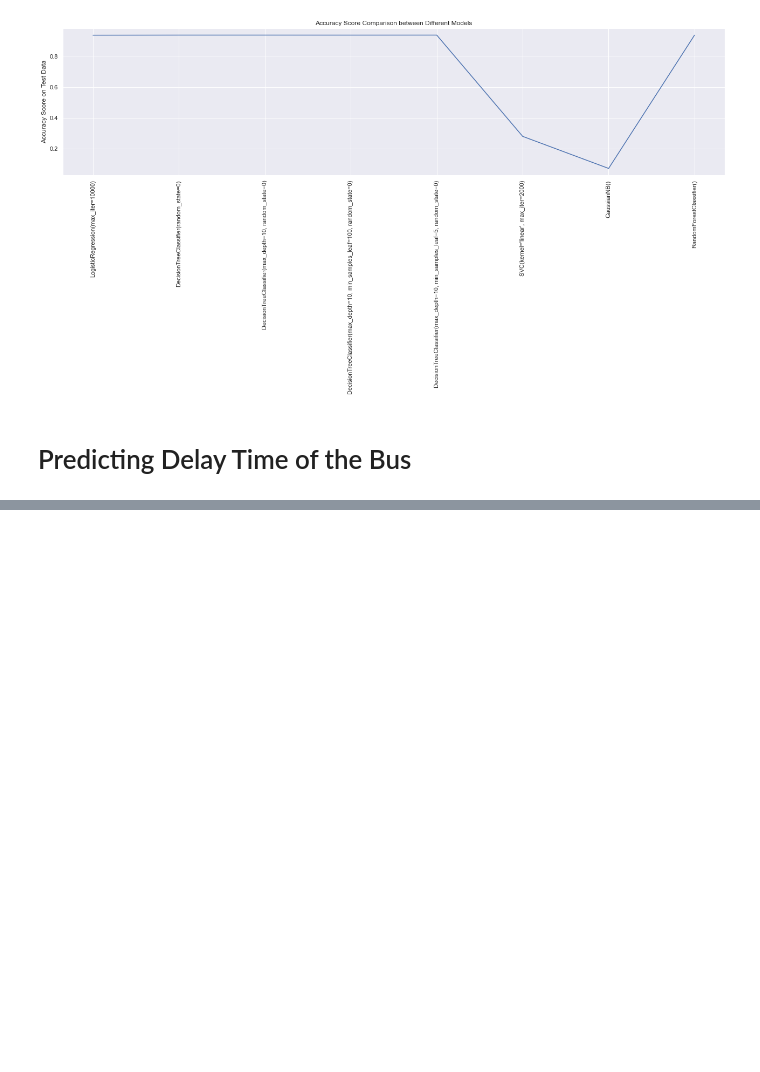
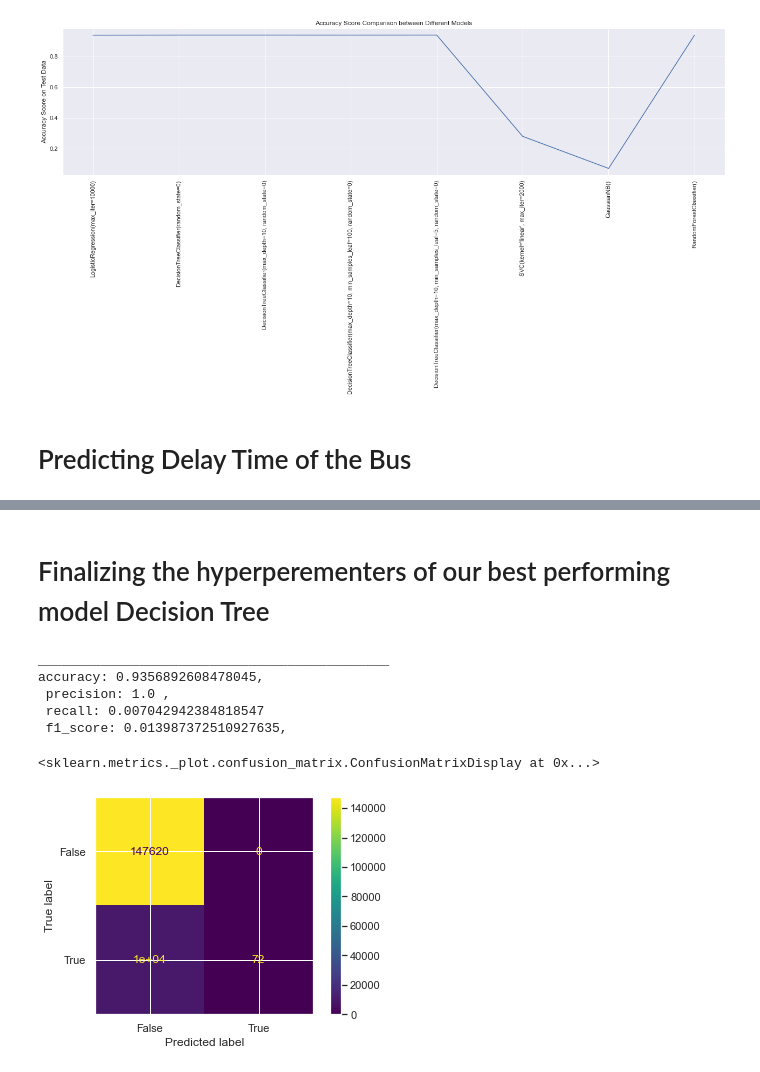
Before and after one commit to akshay-gera/Winnipeg-Transit-API-Data-Collection, a Jupyter notebook: ML_Modelling.ipynb, the cells around one changed output, grey strips where cells are left out. Cells and saved outputs as stored; diff of their text form; code cells hidden in the pictures; blank space fills up the shorter version.

```diff
--- a/ML_Modelling.ipynb
+++ b/ML_Modelling.ipynb
@@ -514,4 +512,0 @@ TypeError: 'numpy.ndarray' object is not callable
-# %%
-import tensorflow as tf
-features_train = tf.stack(features_train)
-target_train = tf.stack(target_train)
@@ -521,0 +525,15 @@ target_train
+# %% [markdown]
+# Finalizing the hyperperementers of our best performing model Decision Tree
+# %%
+from sklearn.tree import DecisionTreeClassifier
+Dec_Tree_4 = DecisionTreeClassifier(random_state=0, min_samples_split=100, min_samples_leaf= 5, max_depth=5)
+Dec_Tree_4.fit(features_train, target_train)
+MLMetrics(Dec_Tree_4)
+# %% [output]
+_____________________________________________
+accuracy: 0.9356892608478045,
+ precision: 1.0 ,
+ recall: 0.007042942384818547
+ f1_score: 0.013987372510927635,
+<sklearn.metrics._plot.confusion_matrix.ConfusionMatrixDisplay at 0x...>
+[figure, added]
```
Also changed, not shown: parts of 27 cells of this notebook, 2 other files.
